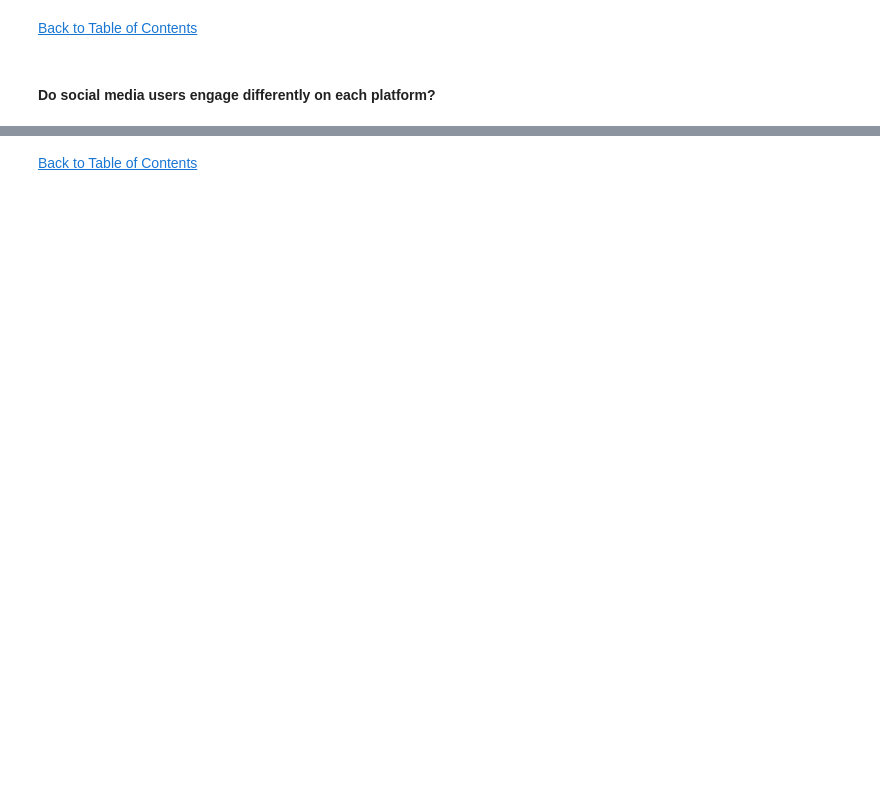
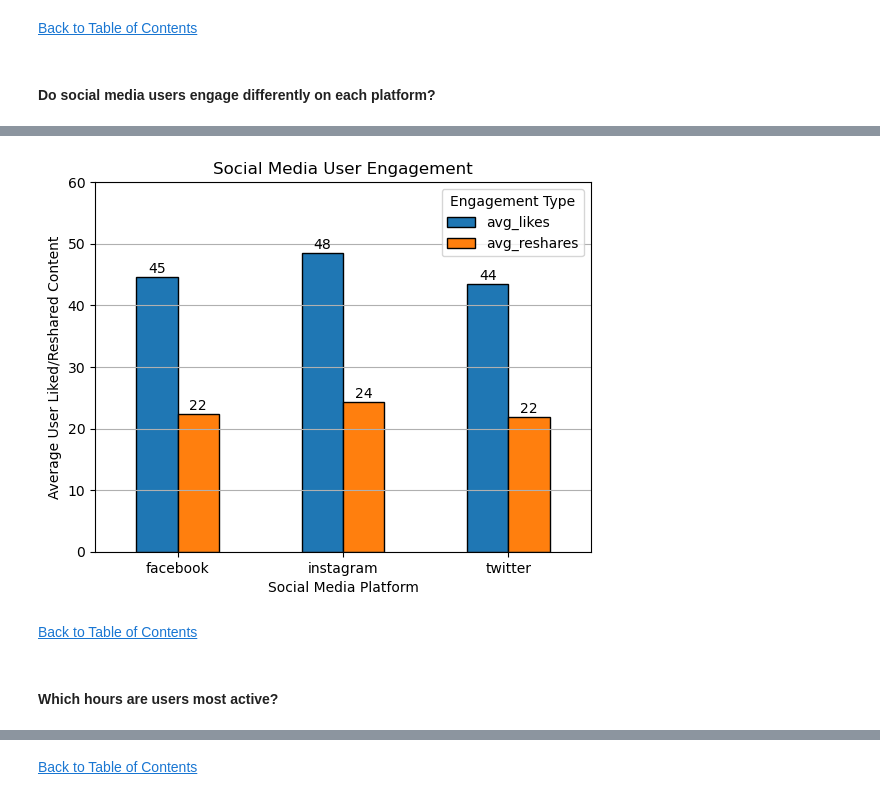
Before and after one commit to jasondo-da/Social_Media_Analysis, a Jupyter notebook: social_media_sentiments_analysis.ipynb, the cells around one changed output, grey strips where cells are left out. Drawn from its saved outputs; the diff is of its cells as text; code cells hidden in the pictures; blank space fills up the shorter version.

```diff
--- a/social_media_sentiments_analysis.ipynb
+++ b/social_media_sentiments_analysis.ipynb
@@ -925,3 +906,16 @@ plt.show()
 [Back to Table of Contents](#back)
 # %% [markdown]
 #### Do social media users engage differently on each platform?
+# %%
+# Creating a new dataframe with total users, likes, and reshares to later calculate the average like and reshare per post
+user_totals = sm.groupby('platform').agg({'user': 'nunique',
+                                          'likes': 'sum',
+                                          'reshared': 'sum'})
+
+# Dividing the total number of likes and reshares by the total number of unique users to find the average number of likes and reshares per post
+user_totals['avg_likes'] = (user_totals['likes'] / user_totals['user']).round(1)
+user_totals['avg_reshares'] = (user_totals['reshared'] / user_totals['user']).round(1)
+
+# Removing the total number of users, likes, and reshares to keep only the calculated averages
+user_totals.drop(columns=['user', 'likes', 'reshared'], inplace=True)
+user_totals
@@ -927,0 +928,31 @@ plt.show()
+# %%
+utp = user_totals.plot(kind='bar',
+                       edgecolor='black')
+
+for rect in utp.patches:
+    y_value = rect.get_height()
+    x_value = rect.get_x() + rect.get_width() / 2
+    space = 1
+    label = '{:.0f}'.format(y_value)
+    utp.annotate(label, (x_value, y_value), xytext=(0, space), textcoords="offset points", ha='center', va='bottom')
+
+plt.title('Social Media User Engagement')
+plt.xlabel('Social Media Platform')
+plt.xticks(rotation=360)
+plt.ylabel('Average User Liked/Reshared Content')
+plt.ylim([0, 60])
+
+plt.legend(title='Engagement Type')
+plt.grid(axis='y')
+plt.show()
+
+# Based on the average number of likes and reshares per post, users are more inclined to like posts twice as
+# likely as they are to reshare the post. This could also signal that reshares are more valuable than likes due
+# to their scarcity compared to likes. If a post has an above-average number of reshares within a short period,
+# then it could be a strong indicator to be recommended on the public or trending page.
+# %% [output]
+[figure, added]
+# %% [markdown]
+[Back to Table of Contents](#back)
+# %% [markdown]
+#### Which hours are users most active?
```
Also changed, not shown: parts of 36 cells of this notebook.
